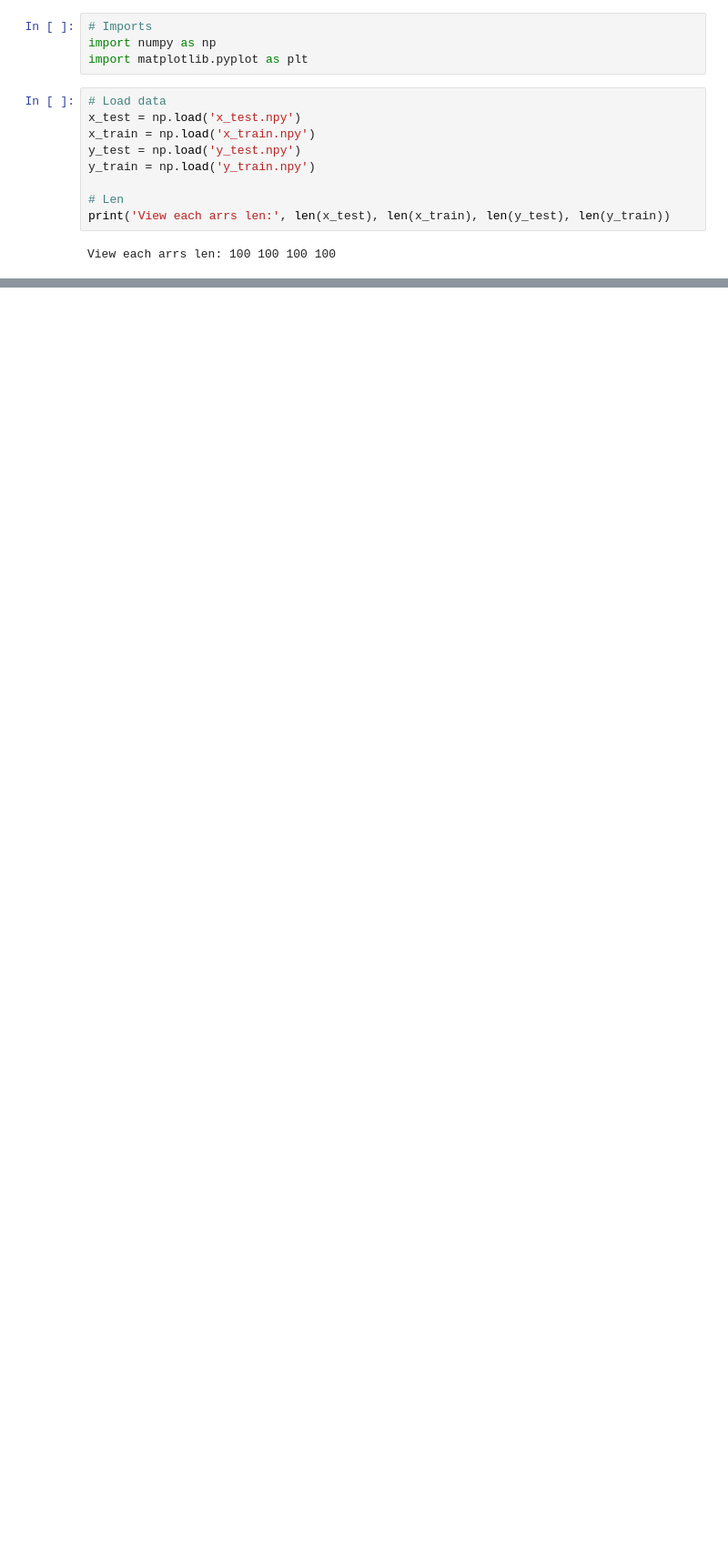
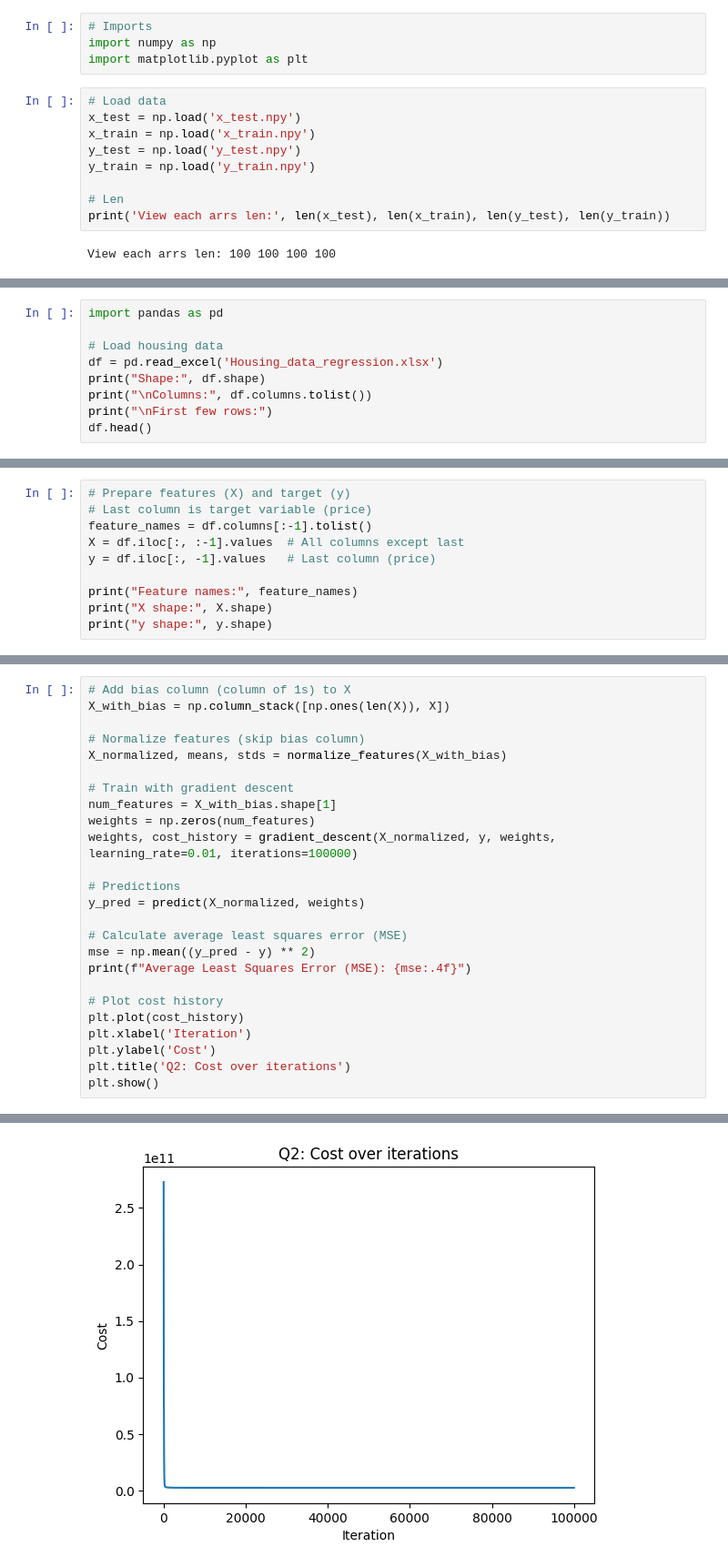
Before and after one commit to rameyyy/COMP-6630, a Jupyter notebook: Assignment 1/question1_solution.ipynb, the cells around one changed output, grey strips where cells are left out. Shown at 91% size. Drawn from its saved outputs; the diff is of its cells as text; blank space fills up the shorter version.

```diff
--- a/Assignment 1/question1_solution.ipynb
+++ b/Assignment 1/question1_solution.ipynb
@@ -57,0 +182,9 @@ print(cost)
+# %%
+import pandas as pd
+
+# Load housing data
+df = pd.read_excel('Housing_data_regression.xlsx')
+print("Shape:", df.shape)
+print("\nColumns:", df.columns.tolist())
+print("\nFirst few rows:")
+df.head()
@@ -57,0 +203,10 @@ print(cost)
+# %%
+# Prepare features (X) and target (y)
+# Last column is target variable (price)
+feature_names = df.columns[:-1].tolist()
+X = df.iloc[:, :-1].values  # All columns except last
+y = df.iloc[:, -1].values   # Last column (price)
+
+print("Feature names:", feature_names)
+print("X shape:", X.shape)
+print("y shape:", y.shape)
@@ -57,0 +217,26 @@ print(cost)
+# %%
+# Add bias column (column of 1s) to X
+X_with_bias = np.column_stack([np.ones(len(X)), X])
+
+# Normalize features (skip bias column)
+X_normalized, means, stds = normalize_features(X_with_bias)
+
+# Train with gradient descent
+num_features = X_with_bias.shape[1]
+weights = np.zeros(num_features)
+weights, cost_history = gradient_descent(X_normalized, y, weights, learning_rate=0.01, iterations=100000)
+
+# Predictions
+y_pred = predict(X_normalized, weights)
+
+# Calculate average least squares error (MSE)
+mse = np.mean((y_pred - y) ** 2)
+print(f"Average Least Squares Error (MSE): {mse:.4f}")
+
+# Plot cost history
+plt.plot(cost_history)
+plt.xlabel('Iteration')
+plt.ylabel('Cost')
+plt.title('Q2: Cost over iterations')
+plt.show()
+# %% [output]
@@ -57,0 +244 @@ print(cost)
+[figure, added]
```
Also changed, not shown: parts of 15 cells of this notebook, 1 other file.
